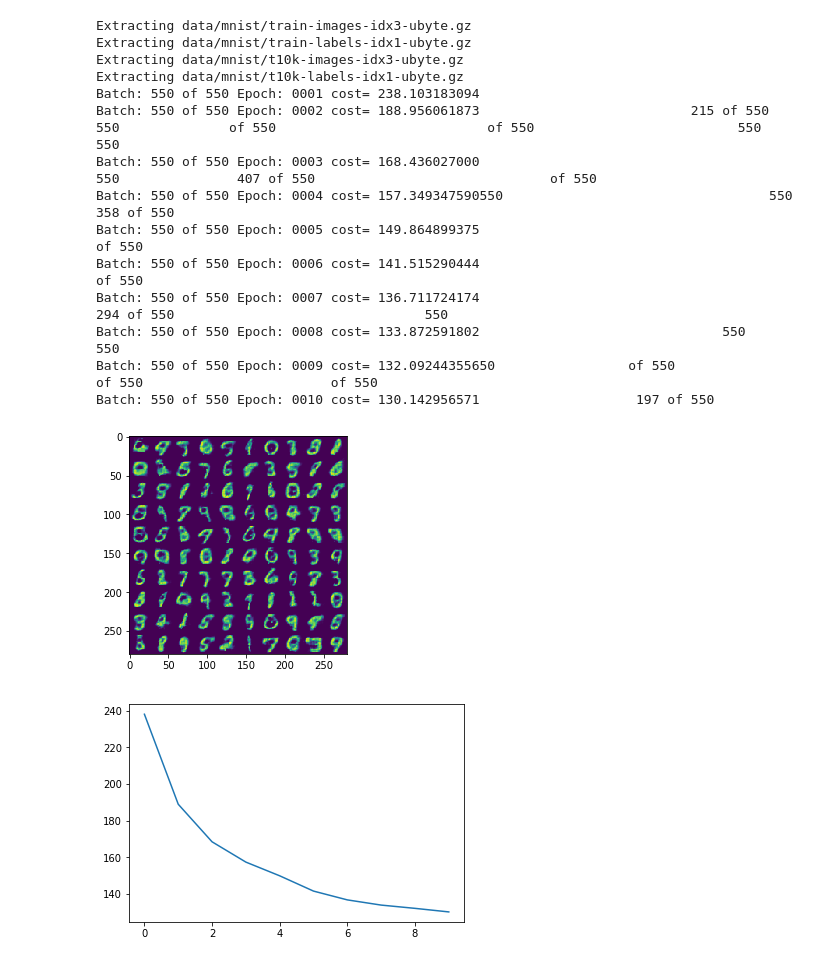
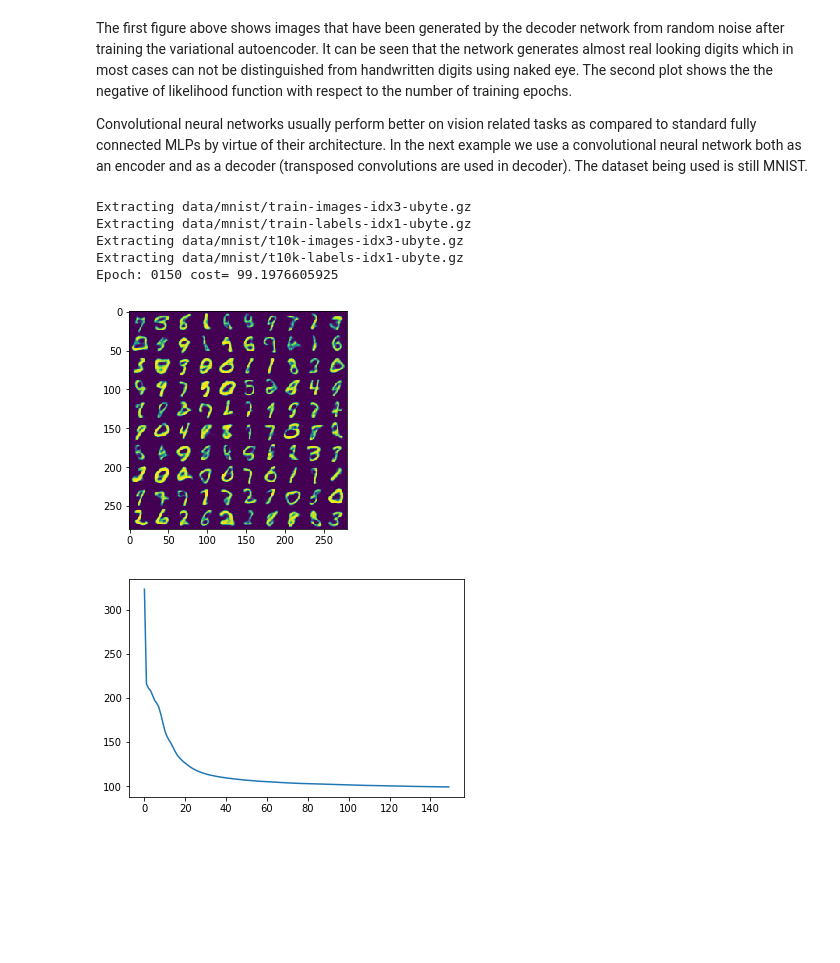
Before and after one commit to sh-gupta/VariationalInference, a Jupyter notebook: Variational Autoencoder.ipynb, the cells around one changed output. Cells and saved outputs as stored; diff of their text form; code cells hidden in the pictures; blank space fills up the shorter version.

Commit message:
Updated Variational Autoencoder

```diff
--- a/Variational Autoencoder.ipynb
+++ b/Variational Autoencoder.ipynb
@@ -80,3 +182,7 @@ Epoch: 0010 cost= 112.542405215
+# %% [markdown]
+The first figure above shows images that have been generated by the decoder network from random noise after training the variational autoencoder. It can be seen that the network generates almost real looking digits which in most cases can not be distinguished from handwritten digits using naked eye. The second plot shows the the negative of likelihood function with respect to the number of training epochs.
+
+Convolutional neural networks usually perform better on vision related tasks as compared to standard fully connected MLPs by virtue of their architecture. In the next example we use a convolutional neural network both as an encoder and as a decoder (transposed convolutions are used in decoder). The dataset being used is still MNIST.
 # %%
 from vae import *
 from tensorflow.examples.tutorials.mnist import input_data
@@ -85,7 +191,7 @@ import matplotlib.pyplot as plt
 
 # Hyperparameters
 batch_size = 100
-learning_rate = 1e-3
+learning_rate = 1e-4
 
 # Define the identity function
 def identity(x):
@@ -120,7 +226,7 @@ mnist = input_data.read_data_sets('data/mnist/')
 # Run the autoencoder
 n_samples = mnist.train.num_examples
 total_batch = int(n_samples/batch_size)
-n_epochs = 10
+n_epochs = 150
 display_step = 1
 
 costs = []
@@ -130,45 +236,35 @@ for epoch in range(n_epochs):
         x, _ = mnist.train.next_batch(batch_size)
         x = np.reshape(x, (batch_size, 28, 28, 1))
         cost = vae.train(x)
         avg_cost += (cost - avg_cost) / (batch + 1)
-        print "\rBatch:", '%03d' % (batch+1), "of" , '%03d' % total_batch,
     costs.append(avg_cost)
 
     if epoch % display_step == 0:
-        print "Epoch:", '%04d' % (epoch+1), \
-                "cost=", "{:.9f}".format(avg_cost)
+        print "\rEpoch:", '%04d' % (epoch+1), \
+                "cost=", "{:.9f}".format(avg_cost),
 
 # Generate sample images
 z = np.random.normal(size=(batch_size, 20))
 generated_images = vae.generate_image(z)
 
 # Show generated images
 big_image = np.zeros((280, 280))
 for i in range(10):
     for j in range(10):
         n = i*10 + j
         big_image[28*i:28*(i+1), 28*j:28*(j+1)] = np.reshape(generated_images[n, :], (28, 28))
 
 plt.imshow(big_image)
 plt.show()
 
 # Show cost vs epoch plot
 plt.plot(costs)
 plt.show()
 # %% [output]
 Extracting data/mnist/train-images-idx3-ubyte.gz
 Extracting data/mnist/train-labels-idx1-ubyte.gz
 Extracting data/mnist/t10k-images-idx3-ubyte.gz
 Extracting data/mnist/t10k-labels-idx1-ubyte.gz
-Batch: 550 of 550 Epoch: 0001 cost= 238.103183094
-Batch: 550 of 550 Epoch: 0002 cost= 188.956061873                           215 of 550          550              of 550                           of 550                          550       550
-Batch: 550 of 550 Epoch: 0003 cost= 168.436027000                                                                          550               407 of 550                              of 550
-Batch: 550 of 550 Epoch: 0004 cost= 157.349347590550                                  550                             358 of 550
-Batch: 550 of 550 Epoch: 0005 cost= 149.864899375                                                        of 550
-Batch: 550 of 550 Epoch: 0006 cost= 141.515290444                                                                                                     of 550
-Batch: 550 of 550 Epoch: 0007 cost= 136.711724174                                             294 of 550                                550
-Batch: 550 of 550 Epoch: 0008 cost= 133.872591802                               550       550
-Batch: 550 of 550 Epoch: 0009 cost= 132.09244355650                 of 550                                           of 550                        of 550
-Batch: 550 of 550 Epoch: 0010 cost= 130.142956571                    197 of 550
+Epoch: 0150 cost= 99.1976605925
-[figure, old version]
+[figure, new version]
-[figure, old version]
+[figure, new version]
```
Also changed, not shown: parts of 5 cells of this notebook, 1 other file.
